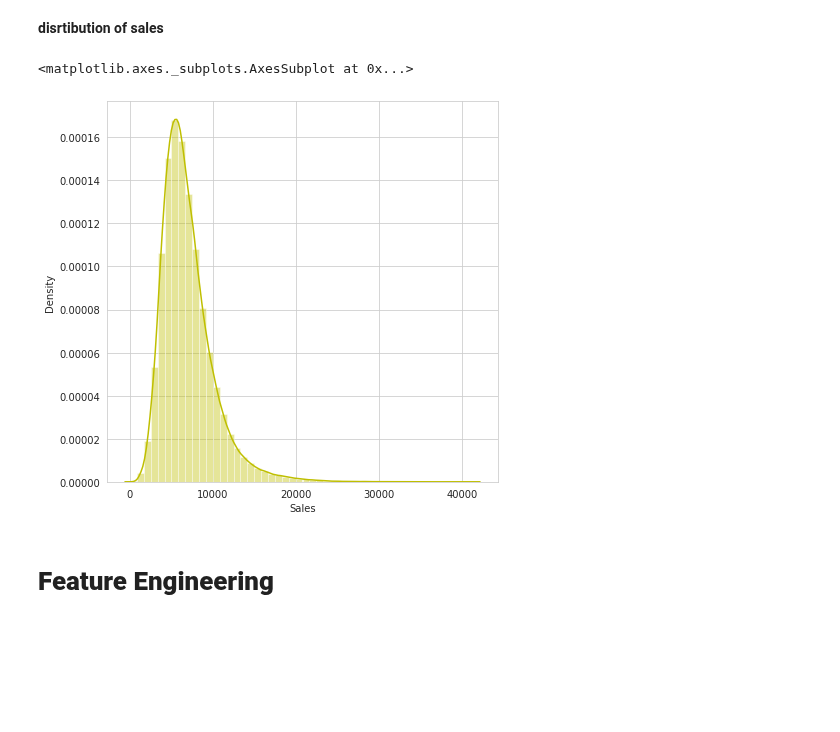
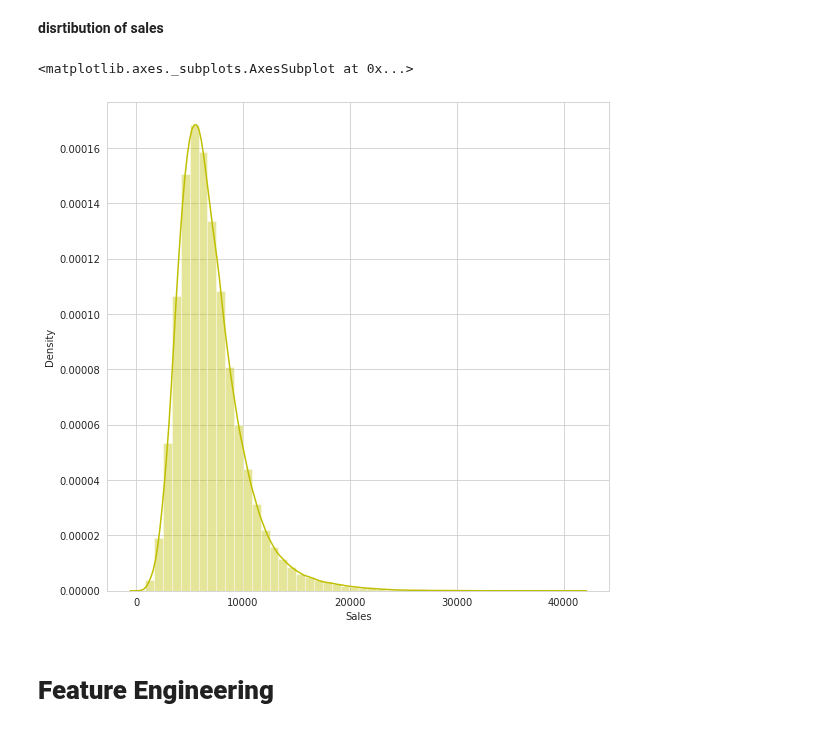
Before and after one commit to amalmon/RETAIL-SALES-PREDICTION, a Jupyter notebook: AMAL_Rossmann_Sales_Prediction_Capstone_Project.ipynb, the cells around one changed output. Cells and saved outputs as stored; diff of their text form; code cells hidden in the pictures; blank space fills up the shorter version.

```diff
--- a/AMAL_Rossmann_Sales_Prediction_Capstone_Project.ipynb
+++ b/AMAL_Rossmann_Sales_Prediction_Capstone_Project.ipynb
@@ -295,11 +332,11 @@ sns.relplot(data=final_df, x='Customers',y='Sales')
 # %% [markdown]
 **disrtibution of sales**
 # %%
-plt.figure(figsize=(7,7))
+plt.figure(figsize=(9,9))
 sns.distplot(final_df['Sales'],color="y")
 # %% [output]
 <matplotlib.axes._subplots.AxesSubplot at 0x...>
-[figure, old version]
+[figure, new version]
 # %% [markdown]
 # **Feature Engineering**
 # %%
```
Also changed, not shown: parts of 18 cells of this notebook.
